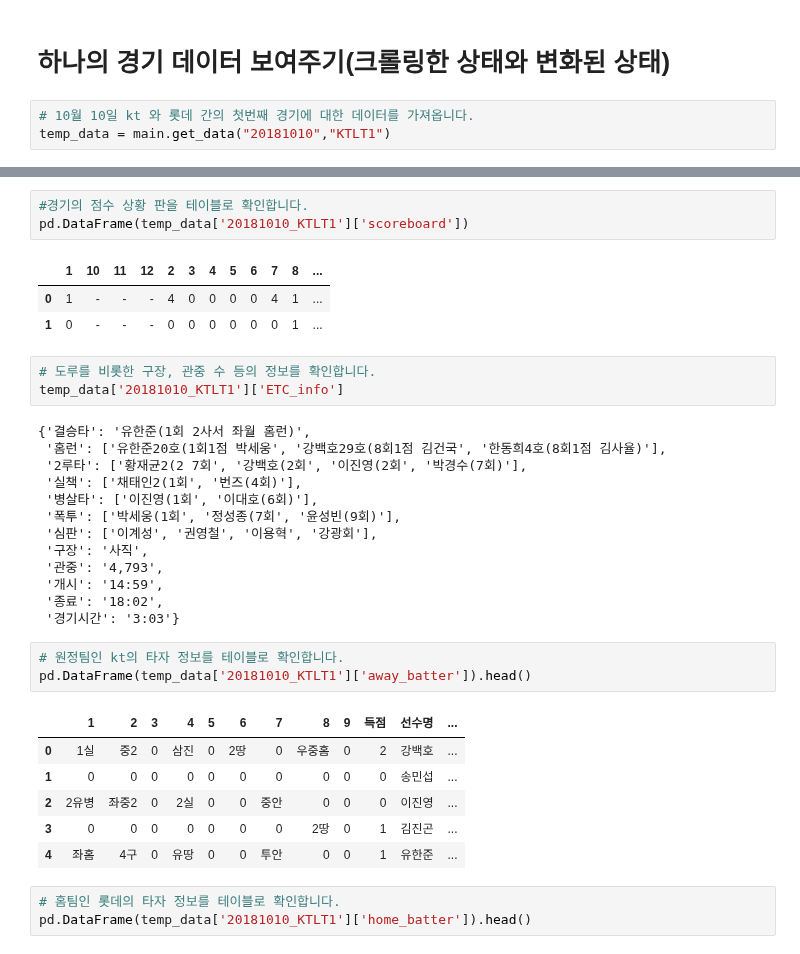
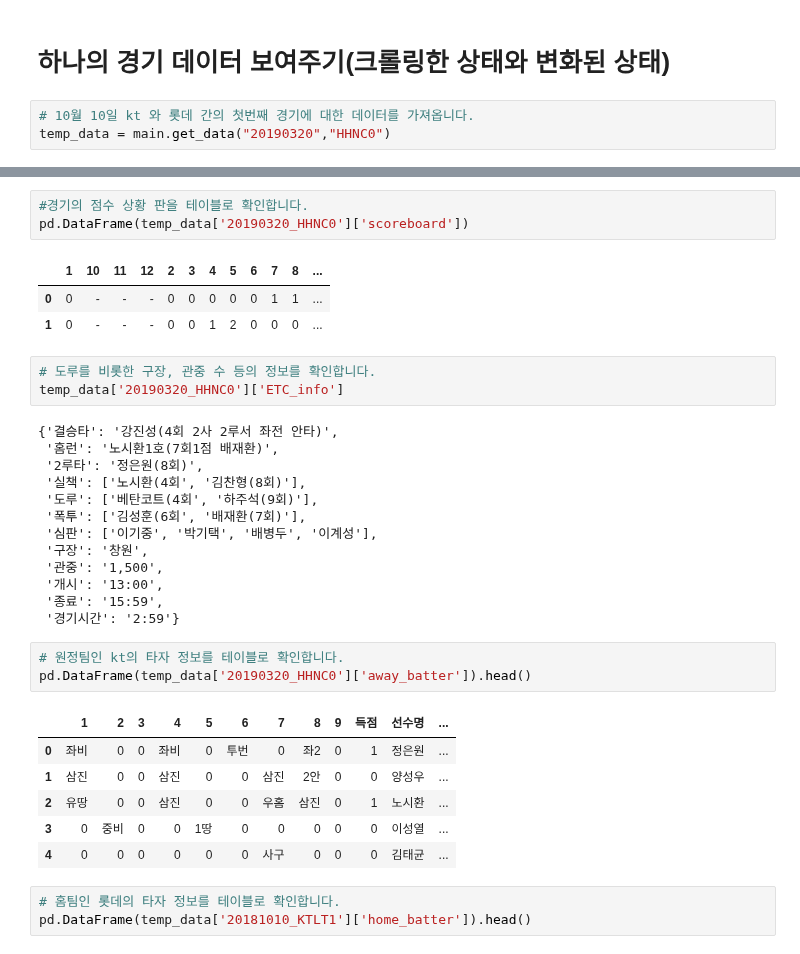
Before and after one commit to LOPES-HUFS/Data_Wrangling_for_KBO, a Jupyter notebook: notebook.ipynb, the cells around one changed output, grey strips where cells are left out. Saved outputs shown, nothing was run; the diff lists cells and outputs as text.

```diff
--- a/notebook.ipynb
+++ b/notebook.ipynb
@@ -7,6 +7,6 @@ import json
 # 하나의 경기 데이터 보여주기(크롤링한 상태와 변화된 상태)
 # %%
 # 10월 10일 kt 와 롯데 간의 첫번째 경기에 대한 데이터를 가져옵니다.
-temp_data = main.get_data("20181010","KTLT1")
+temp_data = main.get_data("20190320","HHNC0")
 # %%
 # 해당 경기 정보에 대해  제대로 데이터가 들어왔는지 확인합니다.
@@ -41,37 +41,37 @@ list(temp_data['20181010_KTLT1'].keys())
  'home_pitcher']
 # %%
 #경기의 점수 상황 판을 테이블로 확인합니다.
-pd.DataFrame(temp_data['20181010_KTLT1']['scoreboard'])
+pd.DataFrame(temp_data['20190320_HHNC0']['scoreboard'])
 # %% [output]
 |  | 1 | 10 | 11 | 12 | 2 | 3 | 4 | 5 | 6 | 7 | 8 | ... |
-| 0 | 1 | - | - | - | 4 | 0 | 0 | 0 | 0 | 4 | 1 | ... |
-| 1 | 0 | - | - | - | 0 | 0 | 0 | 0 | 0 | 0 | 1 | ... |
+| 0 | 0 | - | - | - | 0 | 0 | 0 | 0 | 0 | 1 | 1 | ... |
+| 1 | 0 | - | - | - | 0 | 0 | 1 | 2 | 0 | 0 | 0 | ... |
 # %%
 # 도루를 비롯한 구장, 관중 수 등의 정보를 확인합니다.
-temp_data['20181010_KTLT1']['ETC_info']
+temp_data['20190320_HHNC0']['ETC_info']
 # %% [output]
-{'결승타': '유한준(1회 2사서 좌월 홈런)',
- '홈런': ['유한준20호(1회1점 박세웅', '강백호29호(8회1점 김건국', '한동희4호(8회1점 김사율)'],
- '2루타': ['황재균2(2 7회', '강백호(2회', '이진영(2회', '박경수(7회)'],
- '실책': ['채태인2(1회', '번즈(4회)'],
- '병살타': ['이진영(1회', '이대호(6회)'],
- '폭투': ['박세웅(1회', '정성종(7회', '윤성빈(9회)'],
- '심판': ['이계성', '권영철', '이용혁', '강광회'],
- '구장': '사직',
- '관중': '4,793',
- '개시': '14:59',
- '종료': '18:02',
- '경기시간': '3:03'}
+{'결승타': '강진성(4회 2사 2루서 좌전 안타)',
+ '홈런': '노시환1호(7회1점 배재환)',
+ '2루타': '정은원(8회)',
+ '실책': ['노시환(4회', '김찬형(8회)'],
+ '도루': ['베탄코트(4회', '하주석(9회)'],
+ '폭투': ['김성훈(6회', '배재환(7회)'],
+ '심판': ['이기중', '박기택', '배병두', '이계성'],
+ '구장': '창원',
+ '관중': '1,500',
+ '개시': '13:00',
+ '종료': '15:59',
+ '경기시간': '2:59'}
 # %%
 # 원정팀인 kt의 타자 정보를 테이블로 확인합니다.
-pd.DataFrame(temp_data['20181010_KTLT1']['away_batter']).head()
+pd.DataFrame(temp_data['20190320_HHNC0']['away_batter']).head()
 # %% [output]
 |  | 1 | 2 | 3 | 4 | 5 | 6 | 7 | 8 | 9 | 득점 | 선수명 | ... |
-| 0 | 1실 | 중2 | 0 | 삼진 | 0 | 2땅 | 0 | 우중홈 | 0 | 2 | 강백호 | ... |
-| 1 | 0 | 0 | 0 | 0 | 0 | 0 | 0 | 0 | 0 | 0 | 송민섭 | ... |
-| 2 | 2유병 | 좌중2 | 0 | 2실 | 0 | 0 | 중안 | 0 | 0 | 0 | 이진영 | ... |
-| 3 | 0 | 0 | 0 | 0 | 0 | 0 | 0 | 2땅 | 0 | 1 | 김진곤 | ... |
-| 4 | 좌홈 | 4구 | 0 | 유땅 | 0 | 0 | 투안 | 0 | 0 | 1 | 유한준 | ... |
+| 0 | 좌비 | 0 | 0 | 좌비 | 0 | 투번 | 0 | 좌2 | 0 | 1 | 정은원 | ... |
+| 1 | 삼진 | 0 | 0 | 삼진 | 0 | 0 | 삼진 | 2안 | 0 | 0 | 양성우 | ... |
+| 2 | 유땅 | 0 | 0 | 삼진 | 0 | 0 | 우홈 | 삼진 | 0 | 1 | 노시환 | ... |
+| 3 | 0 | 중비 | 0 | 0 | 1땅 | 0 | 0 | 0 | 0 | 0 | 이성열 | ... |
+| 4 | 0 | 0 | 0 | 0 | 0 | 0 | 사구 | 0 | 0 | 0 | 김태균 | ... |
 # %%
 # 홈팀인 롯데의 타자 정보를 테이블로 확인합니다.
 pd.DataFrame(temp_data['20181010_KTLT1']['home_batter']).head()
```
Also changed, not shown: parts of 7 cells of this notebook.
